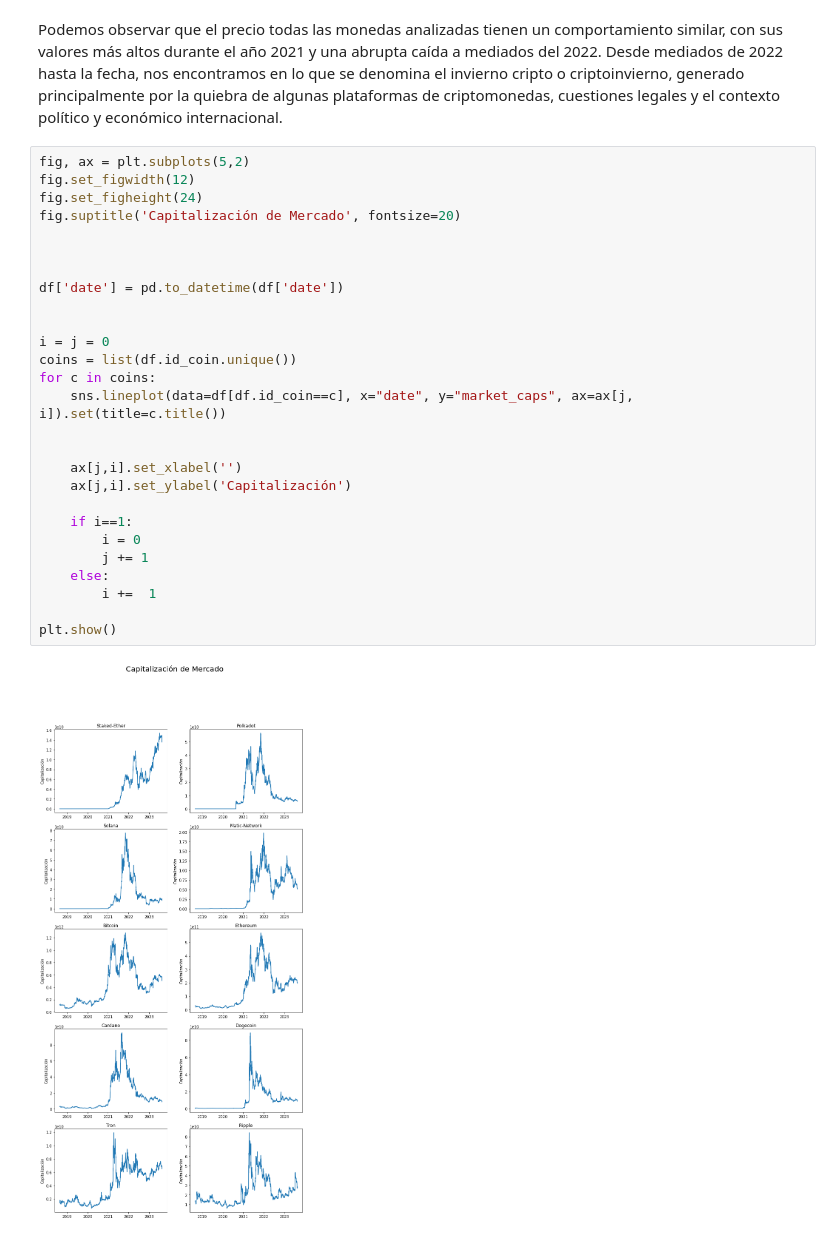
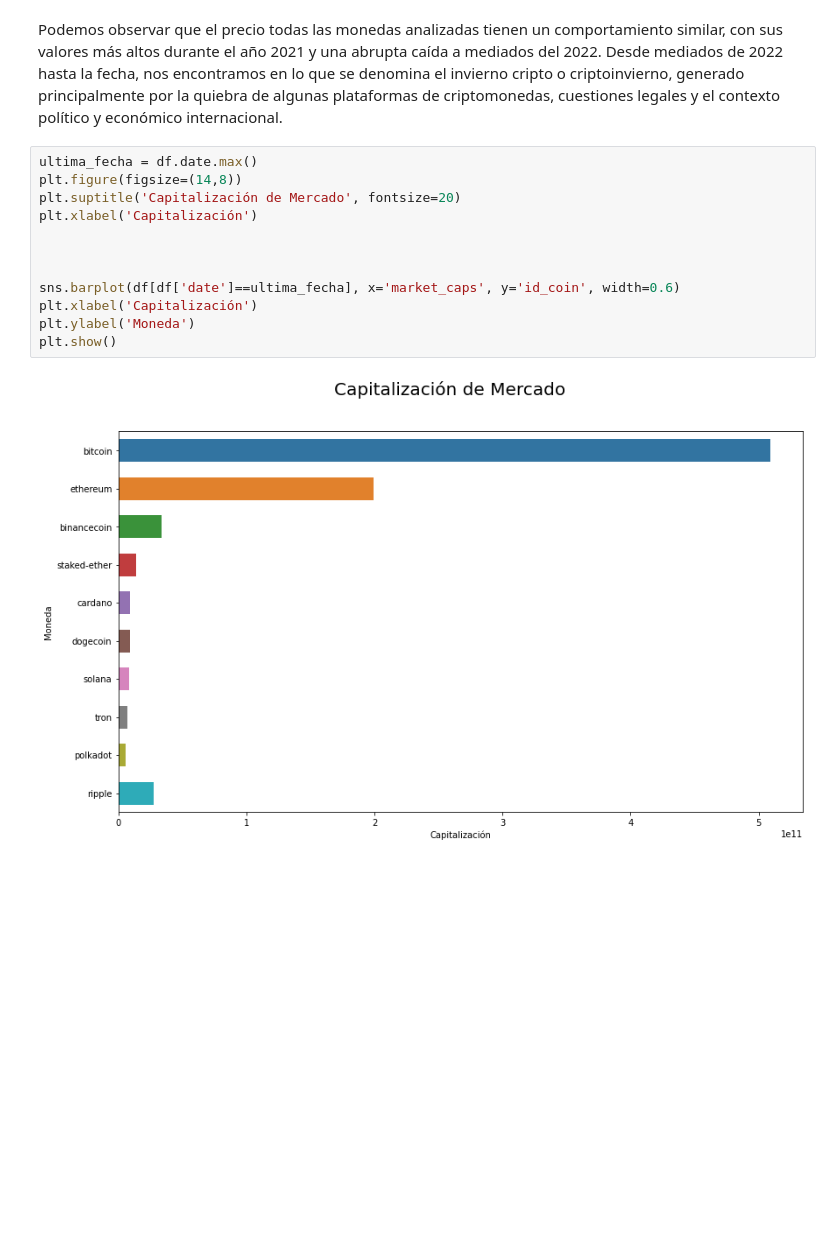
Before and after one commit to flaviobovio/crypto_DA, a Jupyter notebook: EDA.ipynb, the cells around one changed output. Saved outputs shown, nothing was run; the diff lists cells and outputs as text; blank space fills up the shorter version.

```diff
--- a/EDA.ipynb
+++ b/EDA.ipynb
@@ -154,31 +128,16 @@ plt.show()
 # %% [markdown]
 Podemos observar que el precio todas las monedas analizadas tienen un comportamiento similar, con sus valores más altos durante el año 2021 y una abrupta caída a mediados del 2022. Desde mediados de 2022 hasta la fecha, nos encontramos en lo que se denomina el invierno cripto o criptoinvierno, generado principalmente por la quiebra de algunas plataformas de criptomonedas, cuestiones legales y el contexto político y económico internacional.
-# %%
-fig, ax = plt.subplots(5,2)
-fig.set_figwidth(12)
-fig.set_figheight(24)
-fig.suptitle('Capitalización de Mercado', fontsize=20)
-
-
-
-df['date'] = pd.to_datetime(df['date'])
-
-
-i = j = 0
-coins = list(df.id_coin.unique())
-for c in coins:
-    sns.lineplot(data=df[df.id_coin==c], x="date", y="market_caps", ax=ax[j, i]).set(title=c.title())
-
-
-    ax[j,i].set_xlabel('')
-    ax[j,i].set_ylabel('Capitalización')
-
-    if i==1:
-        i = 0
-        j += 1
-    else:
-        i +=  1
-
-plt.show()
-# %% [output]
-[figure, removed]
+# %%
+ultima_fecha = df.date.max()
+plt.figure(figsize=(14,8))
+plt.suptitle('Capitalización de Mercado', fontsize=20)
+plt.xlabel('Capitalización')
+
+
+
+sns.barplot(df[df['date']==ultima_fecha], x='market_caps', y='id_coin', width=0.6)
+plt.xlabel('Capitalización')
+plt.ylabel('Moneda')
+plt.show()
+# %% [output]
+[figure, added]
```
Also changed, not shown: parts of 9 cells of this notebook, 7 other files.
